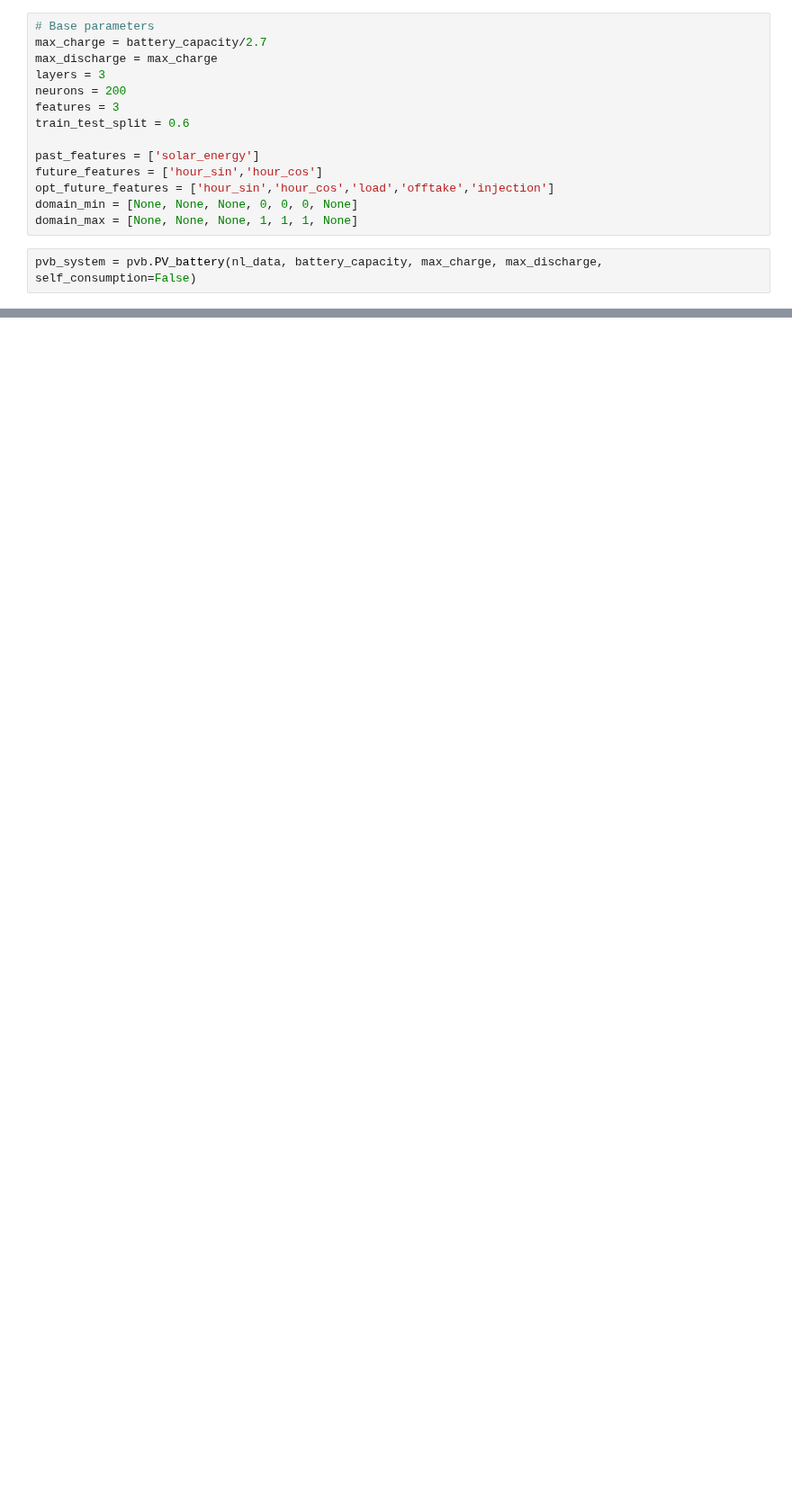
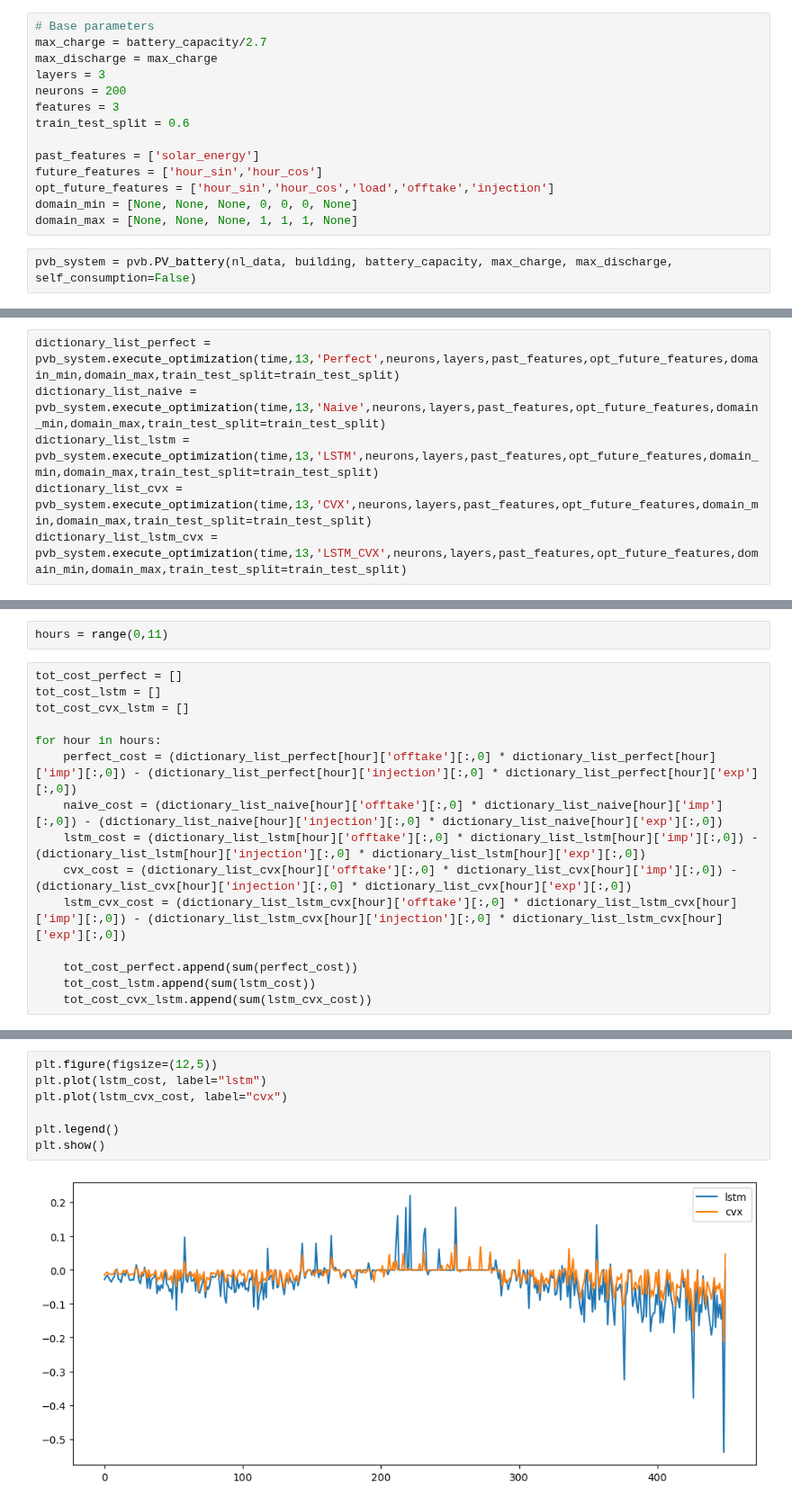
Before and after one commit to Joris-Dprtr/DFL_PVB, a Jupyter notebook: notebooks/MPC_evaluation_clean.ipynb, the cells around one changed output, grey strips where cells are left out. Shown at 90% size. Drawn from its saved outputs; the diff is of its cells as text; blank space fills up the shorter version.

```diff
--- a/notebooks/MPC_evaluation_clean.ipynb
+++ b/notebooks/MPC_evaluation_clean.ipynb
@@ -98,4 +72,4 @@ opt_future_features = ['hour_sin','hour_cos','load','offtake','injection']
 domain_min = [None, None, None, 0, 0, 0, None]
 domain_max = [None, None, None, 1, 1, 1, None]
 # %%
-pvb_system = pvb.PV_battery(nl_data, battery_capacity, max_charge, max_discharge, self_consumption=False)
+pvb_system = pvb.PV_battery(nl_data, building, battery_capacity, max_charge, max_discharge, self_consumption=False)
@@ -589,0 +76,6 @@ df.to_csv("../results/building_" + str(building) +  '_' + str(battery_capacity)
+# %%
+dictionary_list_perfect = pvb_system.execute_optimization(time,13,'Perfect',neurons,layers,past_features,opt_future_features,domain_min,domain_max,train_test_split=train_test_split)
+dictionary_list_naive = pvb_system.execute_optimization(time,13,'Naive',neurons,layers,past_features,opt_future_features,domain_min,domain_max,train_test_split=train_test_split)
+dictionary_list_lstm = pvb_system.execute_optimization(time,13,'LSTM',neurons,layers,past_features,opt_future_features,domain_min,domain_max,train_test_split=train_test_split)
+dictionary_list_cvx = pvb_system.execute_optimization(time,13,'CVX',neurons,layers,past_features,opt_future_features,domain_min,domain_max,train_test_split=train_test_split)
+dictionary_list_lstm_cvx = pvb_system.execute_optimization(time,13,'LSTM_CVX',neurons,layers,past_features,opt_future_features,domain_min,domain_max,train_test_split=train_test_split)
@@ -589,0 +108,17 @@ df.to_csv("../results/building_" + str(building) +  '_' + str(battery_capacity)
+# %%
+hours = range(0,11)
+# %%
+tot_cost_perfect = []
+tot_cost_lstm = []
+tot_cost_cvx_lstm = []
+
+for hour in hours:
+    perfect_cost = (dictionary_list_perfect[hour]['offtake'][:,0] * dictionary_list_perfect[hour]['imp'][:,0]) - (dictionary_list_perfect[hour]['injection'][:,0] * dictionary_list_perfect[hour]['exp'][:,0])
+    naive_cost = (dictionary_list_naive[hour]['offtake'][:,0] * dictionary_list_naive[hour]['imp'][:,0]) - (dictionary_list_naive[hour]['injection'][:,0] * dictionary_list_naive[hour]['exp'][:,0])
+    lstm_cost = (dictionary_list_lstm[hour]['offtake'][:,0] * dictionary_list_lstm[hour]['imp'][:,0]) - (dictionary_list_lstm[hour]['injection'][:,0] * dictionary_list_lstm[hour]['exp'][:,0])
+    cvx_cost = (dictionary_list_cvx[hour]['offtake'][:,0] * dictionary_list_cvx[hour]['imp'][:,0]) - (dictionary_list_cvx[hour]['injection'][:,0] * dictionary_list_cvx[hour]['exp'][:,0])
+    lstm_cvx_cost = (dictionary_list_lstm_cvx[hour]['offtake'][:,0] * dictionary_list_lstm_cvx[hour]['imp'][:,0]) - (dictionary_list_lstm_cvx[hour]['injection'][:,0] * dictionary_list_lstm_cvx[hour]['exp'][:,0])
+
+    tot_cost_perfect.append(sum(perfect_cost))
+    tot_cost_lstm.append(sum(lstm_cost))
+    tot_cost_cvx_lstm.append(sum(lstm_cvx_cost))
@@ -589,0 +129,9 @@ df.to_csv("../results/building_" + str(building) +  '_' + str(battery_capacity)
+# %%
+plt.figure(figsize=(12,5))
+plt.plot(lstm_cost, label="lstm")
+plt.plot(lstm_cvx_cost, label="cvx")
+
+plt.legend()
+plt.show()
+# %% [output]
+[figure, added]
```
Also changed, not shown: parts of 37 cells of this notebook, 1 other file.
